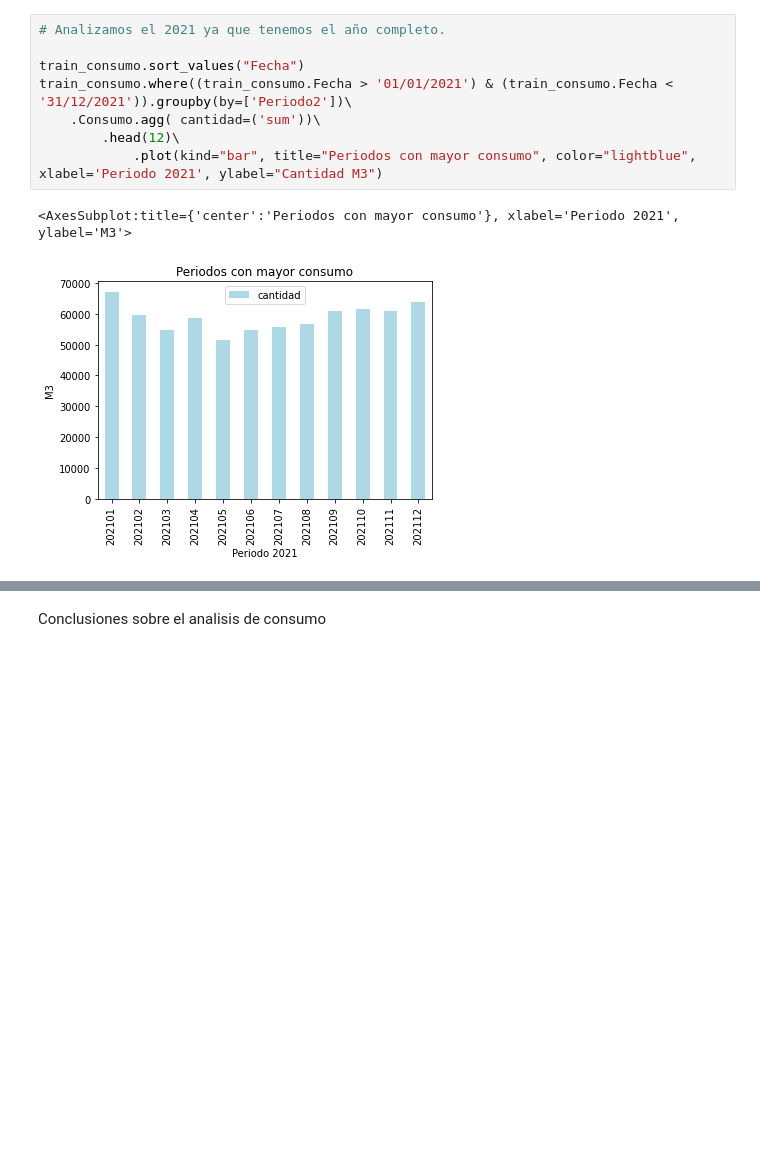
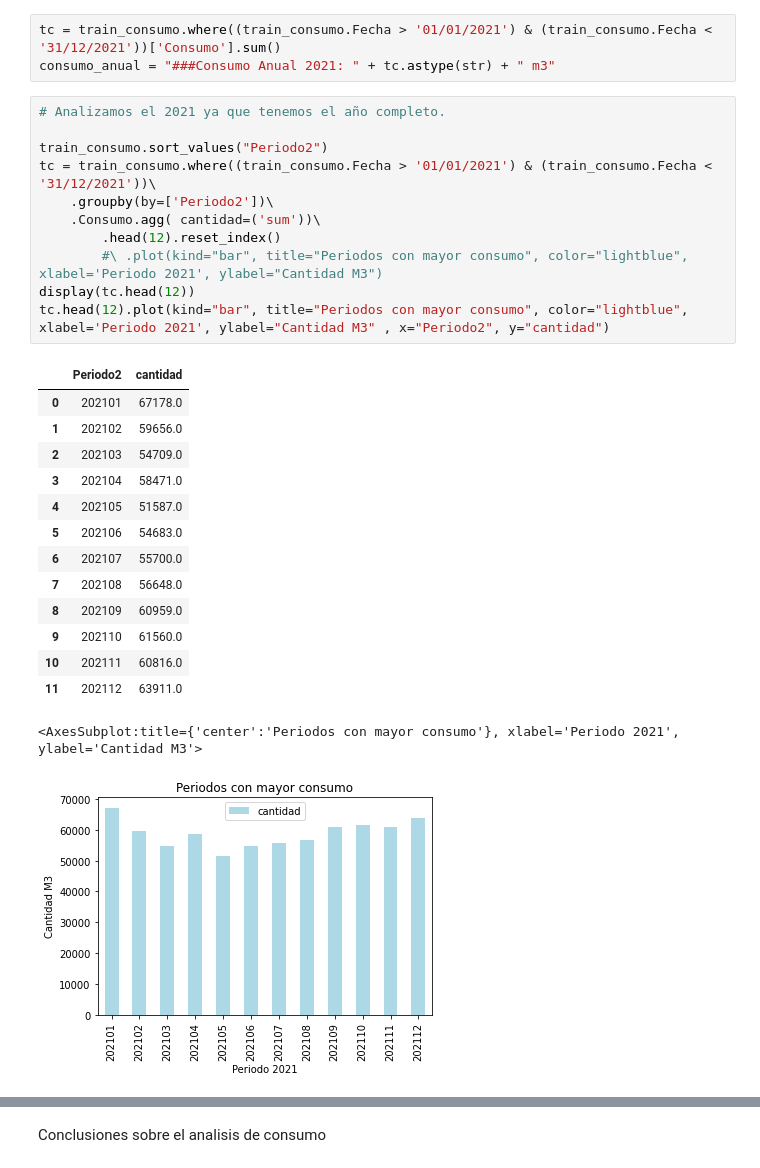
Before and after one commit to miguelsquillari/coop_hidrica, a Jupyter notebook: coop_hidrica.ipynb, the cells around one changed output, grey strips where cells are left out. Saved outputs shown, nothing was run; the diff lists cells and outputs as text; blank space fills up the shorter version.

```diff
--- a/coop_hidrica.ipynb
+++ b/coop_hidrica.ipynb
@@ -143,17 +130,36 @@ Cuenta               int64
 Consumo              int64
 Periodo2            string
 dtype: object
+# %%
+tc = train_consumo.where((train_consumo.Fecha > '01/01/2021') & (train_consumo.Fecha < '31/12/2021'))['Consumo'].sum()
+consumo_anual = "###Consumo Anual 2021: " + tc.astype(str) + " m3"
 # %%
 # Analizamos el 2021 ya que tenemos el año completo.
 
-train_consumo.sort_values("Fecha")
-train_consumo.where((train_consumo.Fecha > '01/01/2021') & (train_consumo.Fecha < '31/12/2021')).groupby(by=['Periodo2'])\
+train_consumo.sort_values("Periodo2")
+tc = train_consumo.where((train_consumo.Fecha > '01/01/2021') & (train_consumo.Fecha < '31/12/2021'))\
+    .groupby(by=['Periodo2'])\
     .Consumo.agg( cantidad=('sum'))\
-        .head(12)\
-            .plot(kind="bar", title="Periodos con mayor consumo", color="lightblue", xlabel='Periodo 2021', ylabel="Cantidad M3")
+        .head(12).reset_index()
+        #\ .plot(kind="bar", title="Periodos con mayor consumo", color="lightblue", xlabel='Periodo 2021', ylabel="Cantidad M3")
+display(tc.head(12))
+tc.head(12).plot(kind="bar", title="Periodos con mayor consumo", color="lightblue", xlabel='Periodo 2021', ylabel="Cantidad M3" , x="Periodo2", y="cantidad")
 # %% [output]
+|  | Periodo2 | cantidad |
+| 0 | 202101 | 67178.0 |
+| 1 | 202102 | 59656.0 |
+| 2 | 202103 | 54709.0 |
+| 3 | 202104 | 58471.0 |
+| 4 | 202105 | 51587.0 |
+| 5 | 202106 | 54683.0 |
+| 6 | 202107 | 55700.0 |
+| 7 | 202108 | 56648.0 |
+| 8 | 202109 | 60959.0 |
+| 9 | 202110 | 61560.0 |
+| 10 | 202111 | 60816.0 |
+| 11 | 202112 | 63911.0 |
-<AxesSubplot:title={'center':'Periodos con mayor consumo'}, xlabel='Periodo 2021', ylabel='M3'>
+<AxesSubplot:title={'center':'Periodos con mayor consumo'}, xlabel='Periodo 2021', ylabel='Cantidad M3'>
-[figure, old version]
+[figure, new version]
 # %%
 train_consumo.sort_values("Fecha")
 display(train_consumo.where((train_consumo.Fecha > '01/01/2021') & (train_consumo.Fecha < '31/12/2021')).groupby(by=['Periodo2'])\
```
Also changed, not shown: parts of 34 cells of this notebook.
